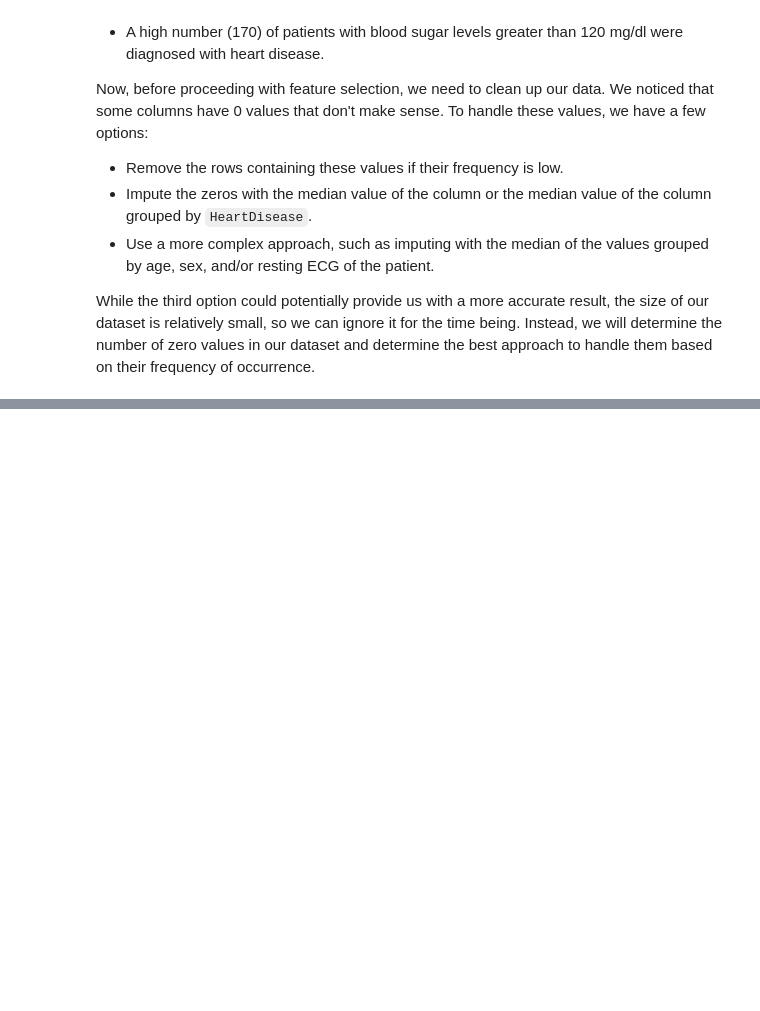
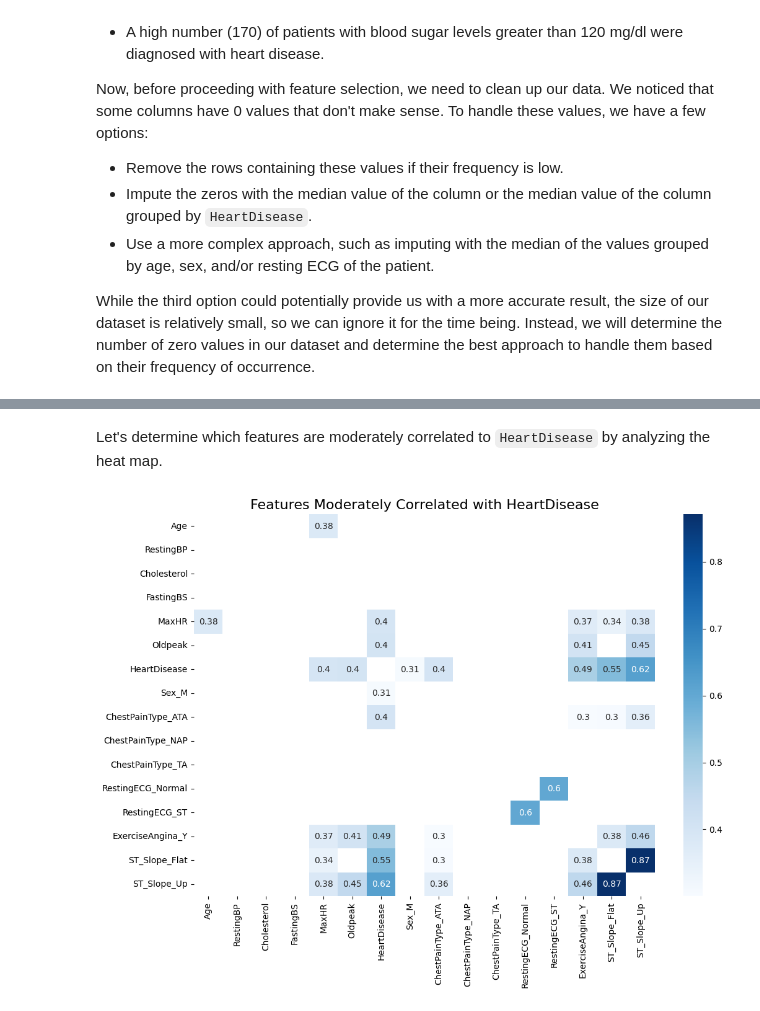
Before and after one commit to MuhammadAwon/datascience-projects, a Jupyter notebook: Projects/predicting-heart-disease/heart-disease.ipynb, the cells around one changed output, grey strips where cells are left out. Cells and saved outputs as stored; diff of their text form; code cells hidden in the pictures; blank space fills up the shorter version.

```diff
--- a/Projects/predicting-heart-disease/heart-disease.ipynb
+++ b/Projects/predicting-heart-disease/heart-disease.ipynb
@@ -299,0 +384,11 @@ While the third option could potentially provide us with a more accurate result,
+# %% [markdown]
+Let's determine which features are moderately correlated to `HeartDisease` by analyzing the heat map.
+# %%
+# Create a heatmap of the correlation matrix
+plt.figure(figsize=(12, 8))
+sns.heatmap(corr_mat[(corr_mat > 0.3) & (corr_mat < 1)],
+            annot=True, cmap='Blues')
+plt.title('Features Moderately Correlated with HeartDisease', fontsize=16)
+plt.show()
+# %% [output]
+[figure, added]
```
Also changed, not shown: parts of 27 cells of this notebook.
